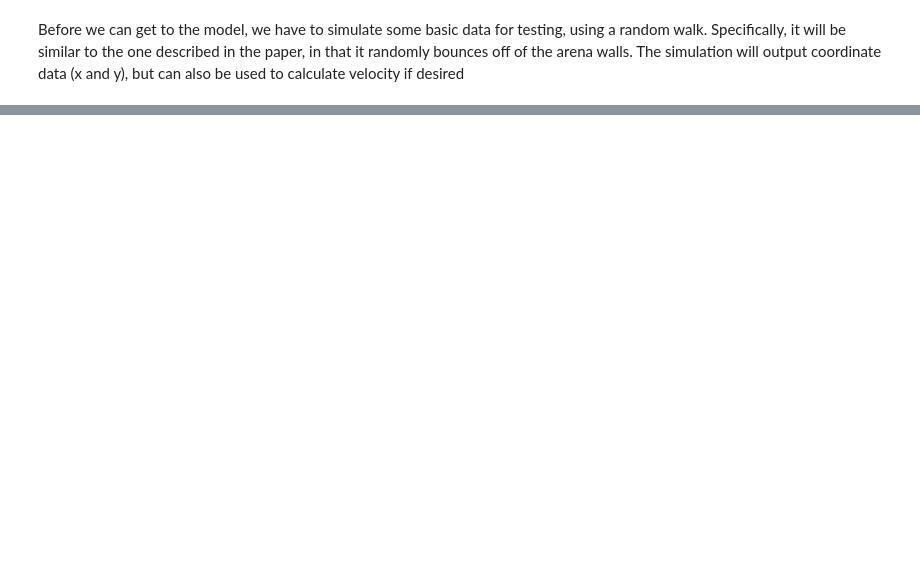
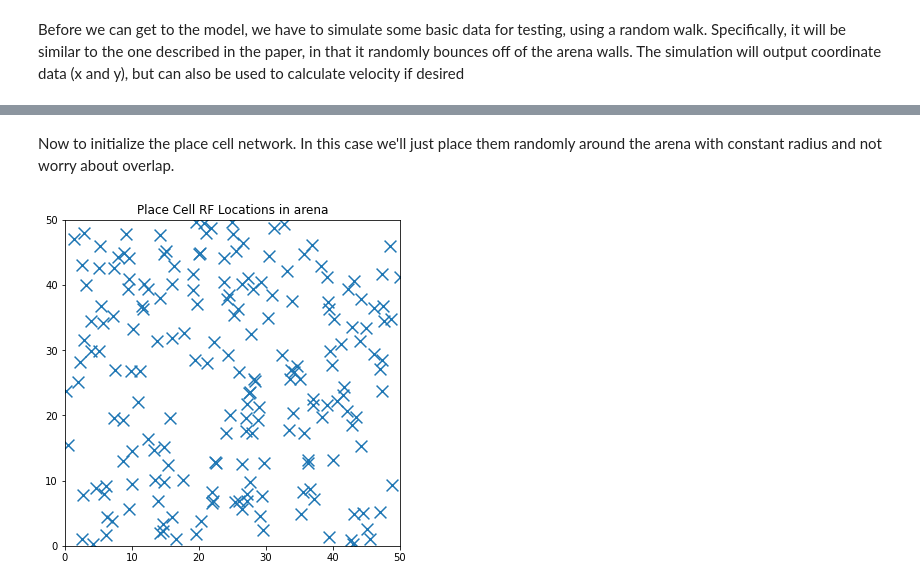
Before and after one commit to samuelbrege/snnResearch, a Jupyter notebook: GCKropffTreves2008.ipynb, the cells around one changed output, grey strips where cells are left out. Drawn from its saved outputs; the diff is of its cells as text; code cells hidden in the pictures; blank space fills up the shorter version.

```diff
--- a/GCKropffTreves2008.ipynb
+++ b/GCKropffTreves2008.ipynb
@@ -60,0 +116,16 @@ coords = random_walk(aSize, steps, speed)
+# %% [markdown]
+Now to initialize the place cell network. In this case we'll just place them randomly around the arena with constant radius and not worry about overlap.
+# %%
+N1 = 200 #Number of pre-synaptic neurons, value taken from paper's stand params #to contain list of all place cells in layer
+centers = np.random.uniform(0, aSize, (200,2)) #for plotting
+pre_layer = placeCellNetwork(centers, 5)
+#pre_layer.calc_activity([0,0])
+fig, ax = plt.subplots()
+fig.set_size_inches((6,6))
+ax.set_xlim(xmin = 0, xmax=aSize)
+ax.set_ylim(ymin = 0, ymax=aSize)
+ax.set_title('Place Cell RF Locations in arena')
+ax.scatter(centers[:,0], centers[:,1], s=140, marker='x')
+plt.show()
+# %% [output]
+[figure, added]
```
Also changed, not shown: parts of 10 cells of this notebook.
